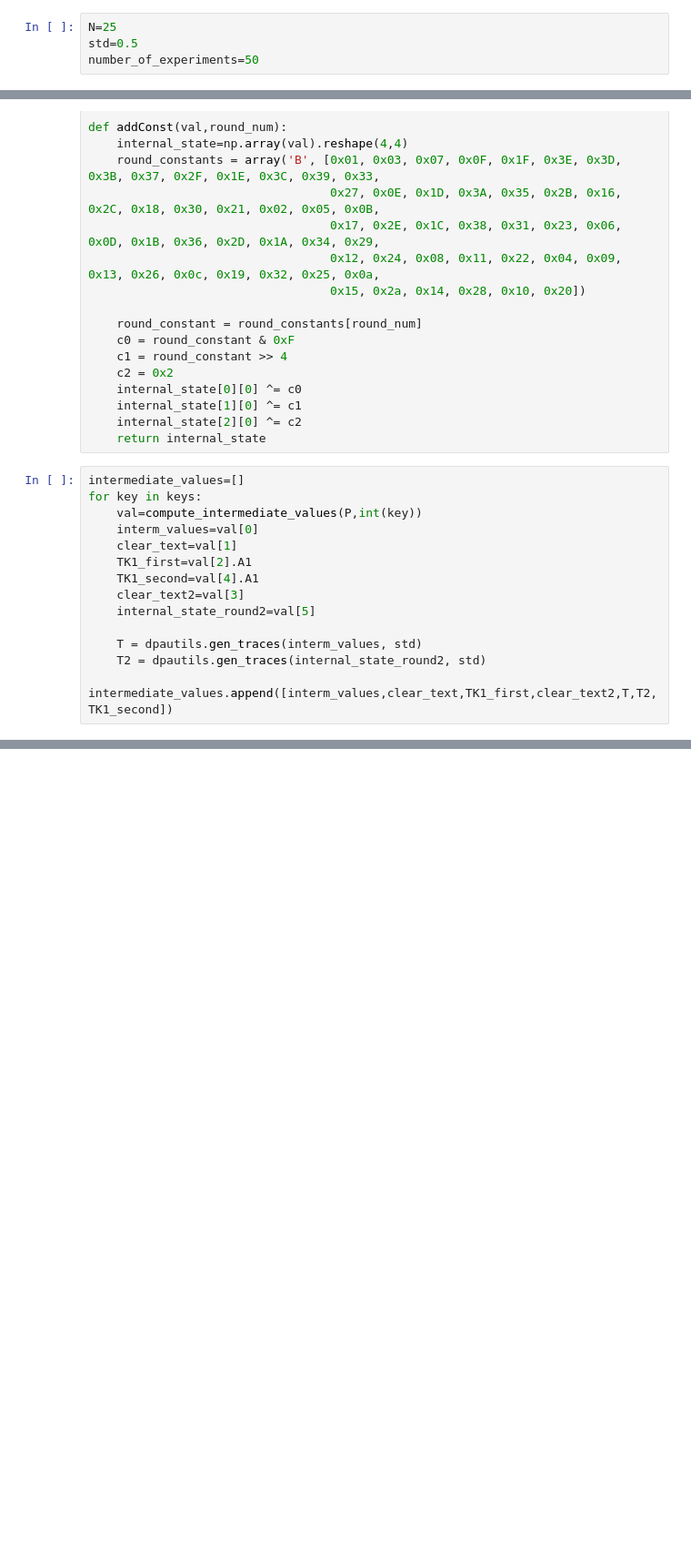
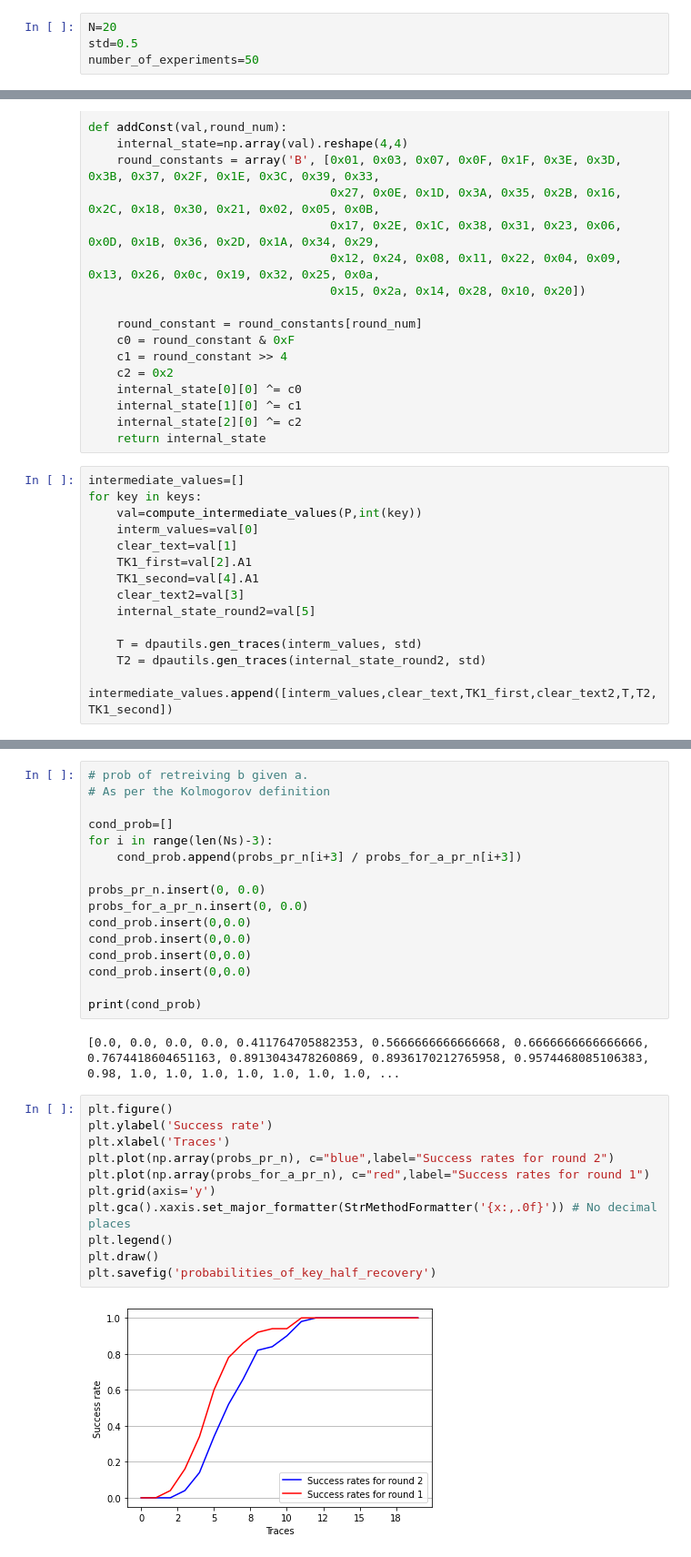
Before and after one commit to mtverraen/skinny-dpa, a Jupyter notebook: full-key-recovery.ipynb, the cells around one changed output, grey strips where cells are left out. Shown: that part at 91% size. Cells and saved outputs as stored; diff of their text form; blank space fills up the shorter version.

Commit message:
add probs of full key recovery

```diff
--- a/full-key-recovery.ipynb
+++ b/full-key-recovery.ipynb
@@ -22,7 +22,7 @@ np.set_printoptions(threshold=sys.maxsize)
 #std=float(sys.argv[2])
 #number_of_experiments=int(sys.argv[3])
 # %%
-N=25
+N=20
 std=0.5
 number_of_experiments=50
 # %%
@@ -276,0 +301,31 @@ No handles with labels found to put in legend.
+# %%
+# prob of retreiving b given a.
+# As per the Kolmogorov definition
+
+cond_prob=[]
+for i in range(len(Ns)-3):
+    cond_prob.append(probs_pr_n[i+3] / probs_for_a_pr_n[i+3])
+
+probs_pr_n.insert(0, 0.0)
+probs_for_a_pr_n.insert(0, 0.0)
+cond_prob.insert(0,0.0)
+cond_prob.insert(0,0.0)
+cond_prob.insert(0,0.0)
+cond_prob.insert(0,0.0)
+
+print(cond_prob)
+# %% [output]
+[0.0, 0.0, 0.0, 0.0, 0.411764705882353, 0.5666666666666668, 0.6666666666666666, 0.7674418604651163, 0.8913043478260869, 0.8936170212765958, 0.9574468085106383, 0.98, 1.0, 1.0, 1.0, 1.0, 1.0, 1.0, 1.0, ...
+# %%
+plt.figure()
+plt.ylabel('Success rate')
+plt.xlabel('Traces')
+plt.plot(np.array(probs_pr_n), c="blue",label="Success rates for round 2")
+plt.plot(np.array(probs_for_a_pr_n), c="red",label="Success rates for round 1")
+plt.grid(axis='y')
+plt.gca().xaxis.set_major_formatter(StrMethodFormatter('{x:,.0f}')) # No decimal places
+plt.legend()
+plt.draw()
+plt.savefig('probabilities_of_key_half_recovery')
+# %% [output]
+[figure, added]
```
Also changed, not shown: parts of 7 cells of this notebook, 3 other files.
